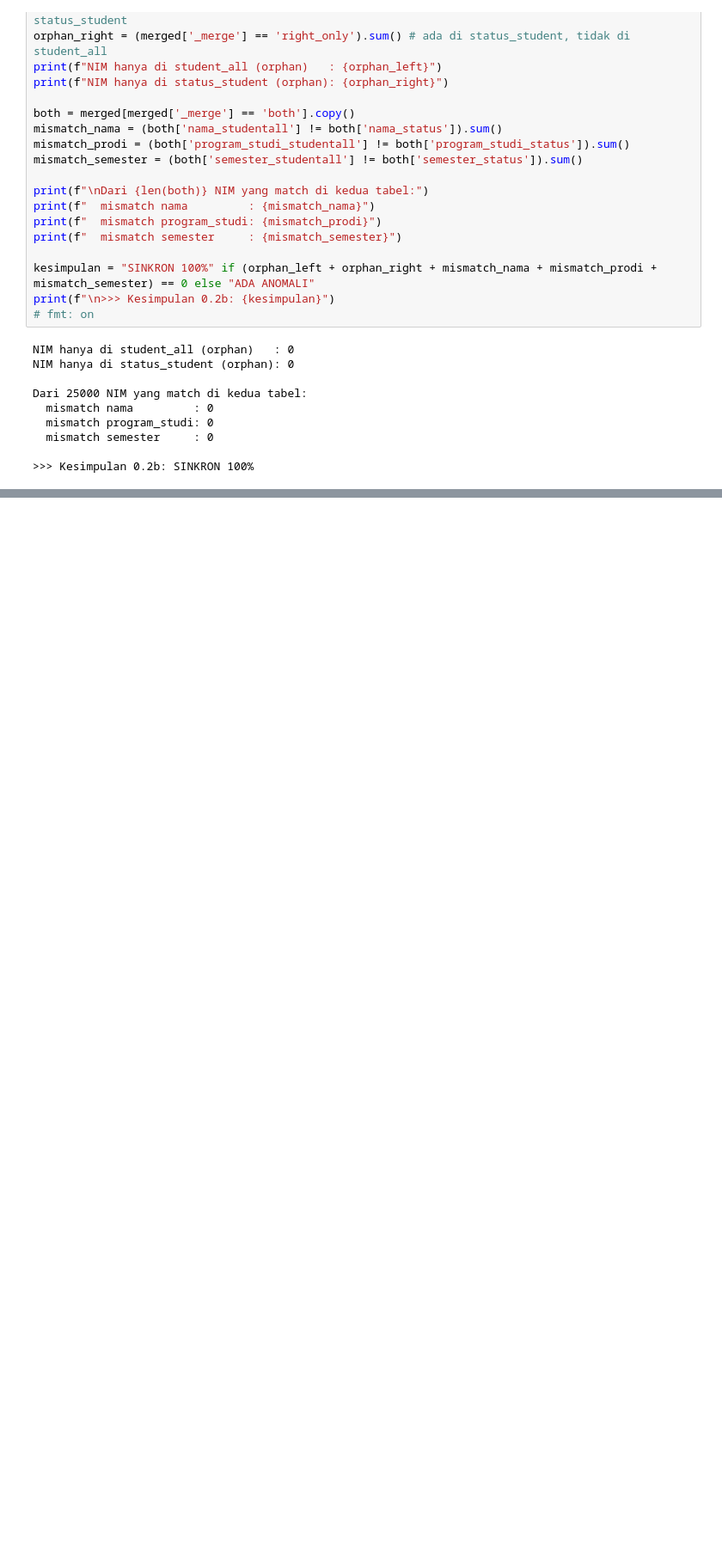
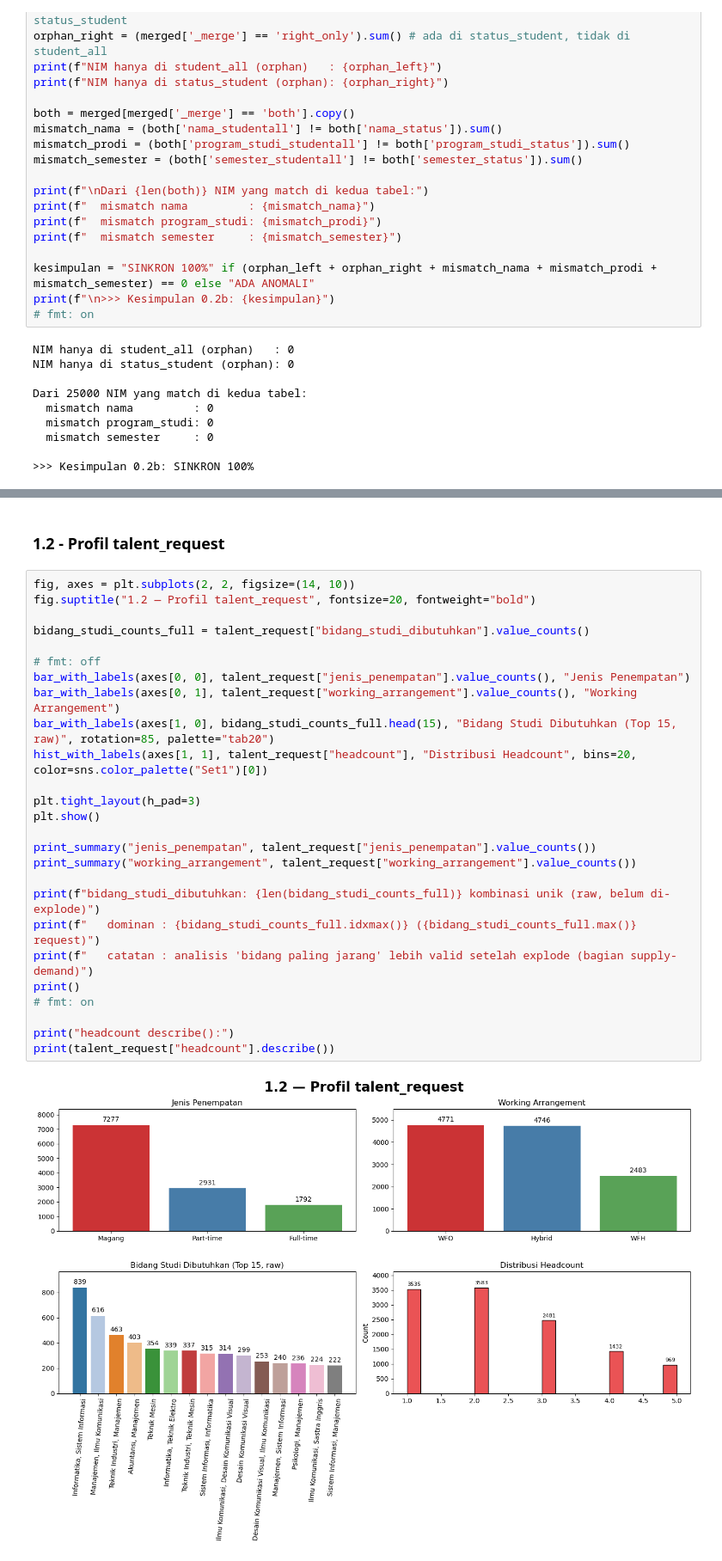
Before and after one commit to zzdf5/ssf-ssdc26-kataedward, a Jupyter notebook: notebooks/02_eda.ipynb, the cells around one changed output, grey strips where cells are left out. Shown at 86% size. Cells and saved outputs as stored; diff of their text form; blank space fills up the shorter version.

```diff
--- a/notebooks/02_eda.ipynb
+++ b/notebooks/02_eda.ipynb
@@ -208,0 +299,30 @@ Dari 25000 NIM yang match di kedua tabel:
+# %% [markdown]
+### 1.2 - Profil talent_request
+# %%
+fig, axes = plt.subplots(2, 2, figsize=(14, 10))
+fig.suptitle("1.2 — Profil talent_request", fontsize=20, fontweight="bold")
+
+bidang_studi_counts_full = talent_request["bidang_studi_dibutuhkan"].value_counts()
+
+# fmt: off
+bar_with_labels(axes[0, 0], talent_request["jenis_penempatan"].value_counts(), "Jenis Penempatan")
+bar_with_labels(axes[0, 1], talent_request["working_arrangement"].value_counts(), "Working Arrangement")
+bar_with_labels(axes[1, 0], bidang_studi_counts_full.head(15), "Bidang Studi Dibutuhkan (Top 15, raw)", rotation=85, palette="tab20")
+hist_with_labels(axes[1, 1], talent_request["headcount"], "Distribusi Headcount", bins=20, color=sns.color_palette("Set1")[0])
+
+plt.tight_layout(h_pad=3)
+plt.show()
+
+print_summary("jenis_penempatan", talent_request["jenis_penempatan"].value_counts())
+print_summary("working_arrangement", talent_request["working_arrangement"].value_counts())
+
+print(f"bidang_studi_dibutuhkan: {len(bidang_studi_counts_full)} kombinasi unik (raw, belum di-explode)")
+print(f"   dominan : {bidang_studi_counts_full.idxmax()} ({bidang_studi_counts_full.max()} request)")
+print(f"   catatan : analisis 'bidang paling jarang' lebih valid setelah explode (bagian supply-demand)")
+print()
+# fmt: on
+
+print("headcount describe():")
+print(talent_request["headcount"].describe())
+# %% [output]
+[figure, added]
```
Also changed, not shown: parts of 17 cells of this notebook, 1 other file.
